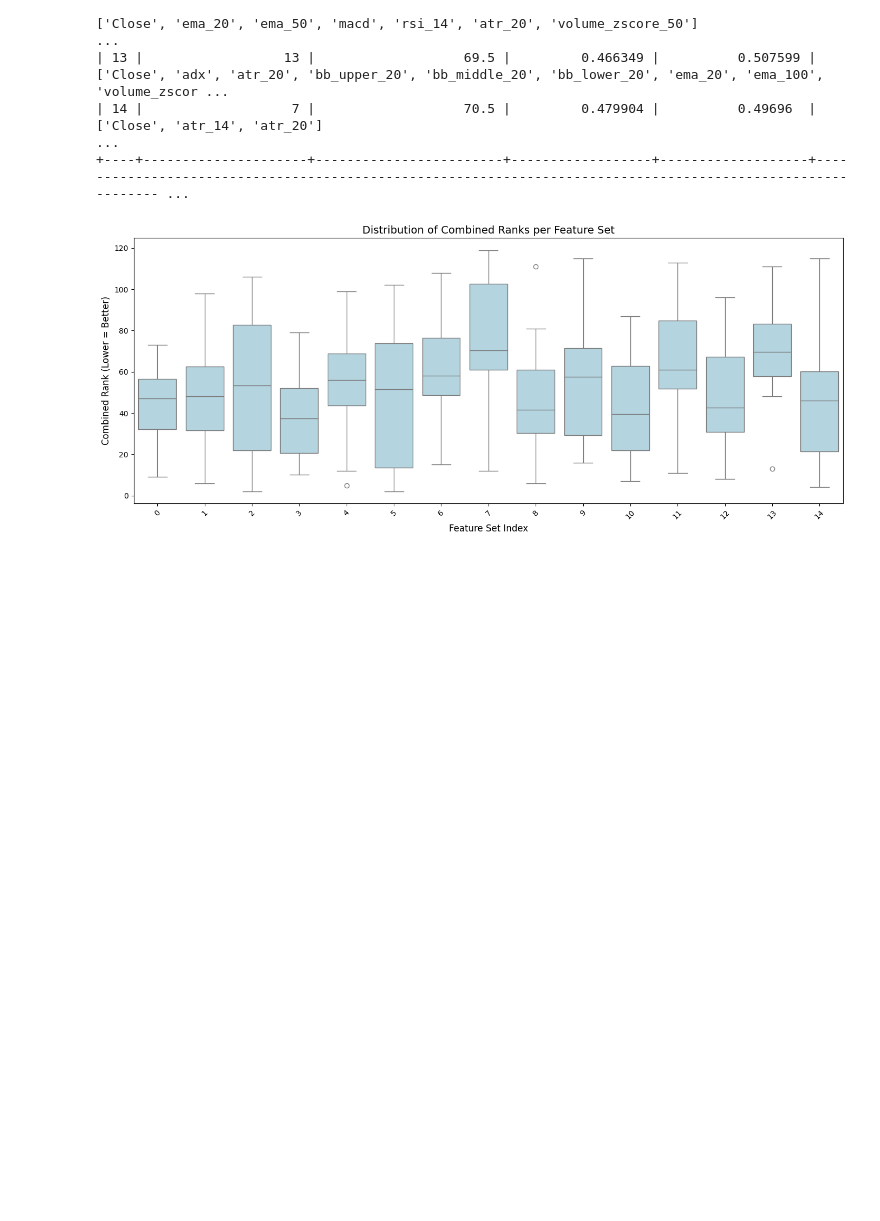
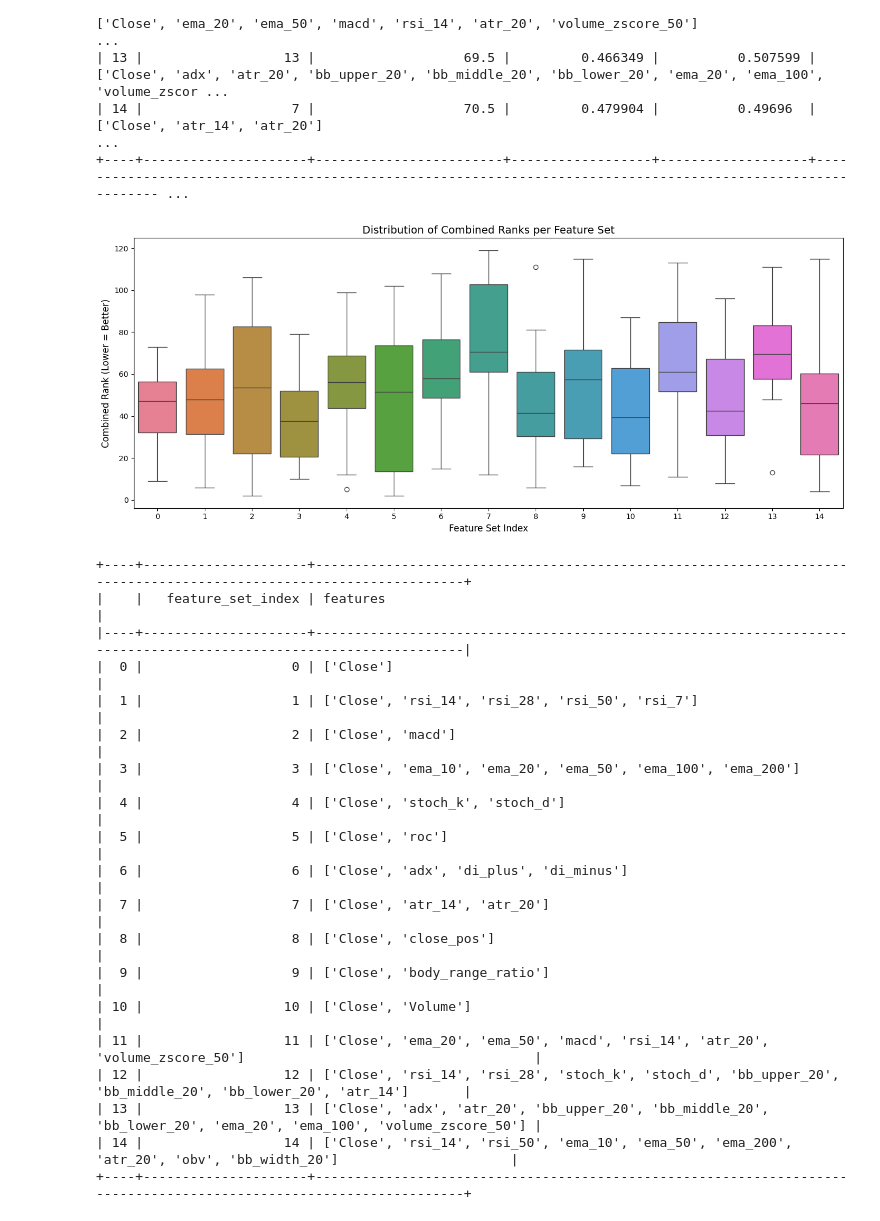
Before and after one commit to CenturionTheMan/WhiteRock, a Jupyter notebook: src/indicators_data_analis.ipynb, the cells around one changed output. Saved outputs shown, nothing was run; the diff lists cells and outputs as text; code cells hidden in the pictures; blank space fills up the shorter version.

Commit message:
data

```diff
--- a/src/indicators_data_analis.ipynb
+++ b/src/indicators_data_analis.ipynb
@@ -156,21 +156,36 @@ Overall Feature Set Rankings:
 +----+---------------------+------------------------+------------------+-------------------+------------------------------------------------------------------------------------------------------------ ...
 # %%
 plt.figure(figsize=(14, 6))
+ax = sns.boxplot(x='feature_set_index', y='combined_rank', hue='features', data=df)
 
-sns.boxplot(
-    data=df,
-    x='feature_set_index',
-    y='combined_rank',
-    color='lightblue',
-    linewidth=1
-)
 
 plt.title("Distribution of Combined Ranks per Feature Set", fontsize=14)
 plt.xlabel("Feature Set Index", fontsize=12)
 plt.ylabel("Combined Rank (Lower = Better)", fontsize=12)
-plt.xticks(rotation=45)
-
+if ax.get_legend() is not None:
+    ax.get_legend().remove()
 plt.tight_layout()
 plt.show()
+
+print(tb.tabulate(df[['feature_set_index', 'features']].drop_duplicates().sort_values('feature_set_index'), headers='keys', tablefmt='psql'))
 # %% [output]
-[figure, old version]
+[figure, new version]
++----+---------------------+-------------------------------------------------------------------------------------------------------------------+
+|    |   feature_set_index | features                                                                                                          |
+|----+---------------------+-------------------------------------------------------------------------------------------------------------------|
+|  0 |                   0 | ['Close']                                                                                                         |
+|  1 |                   1 | ['Close', 'rsi_14', 'rsi_28', 'rsi_50', 'rsi_7']                                                                  |
+|  2 |                   2 | ['Close', 'macd']                                                                                                 |
+|  3 |                   3 | ['Close', 'ema_10', 'ema_20', 'ema_50', 'ema_100', 'ema_200']                                                     |
+|  4 |                   4 | ['Close', 'stoch_k', 'stoch_d']                                                                                   |
+|  5 |                   5 | ['Close', 'roc']                                                                                                  |
+|  6 |                   6 | ['Close', 'adx', 'di_plus', 'di_minus']                                                                           |
+|  7 |                   7 | ['Close', 'atr_14', 'atr_20']                                                                                     |
+|  8 |                   8 | ['Close', 'close_pos']                                                                                            |
+|  9 |                   9 | ['Close', 'body_range_ratio']                                                                                     |
+| 10 |                  10 | ['Close', 'Volume']                                                                                               |
+| 11 |                  11 | ['Close', 'ema_20', 'ema_50', 'macd', 'rsi_14', 'atr_20', 'volume_zscore_50']                                     |
+| 12 |                  12 | ['Close', 'rsi_14', 'rsi_28', 'stoch_k', 'stoch_d', 'bb_upper_20', 'bb_middle_20', 'bb_lower_20', 'atr_14']       |
+| 13 |                  13 | ['Close', 'adx', 'atr_20', 'bb_upper_20', 'bb_middle_20', 'bb_lower_20', 'ema_20', 'ema_100', 'volume_zscore_50'] |
+| 14 |                  14 | ['Close', 'rsi_14', 'rsi_50', 'ema_10', 'ema_50', 'ema_200', 'atr_20', 'obv', 'bb_width_20']                      |
++----+---------------------+-------------------------------------------------------------------------------------------------------------------+
```
